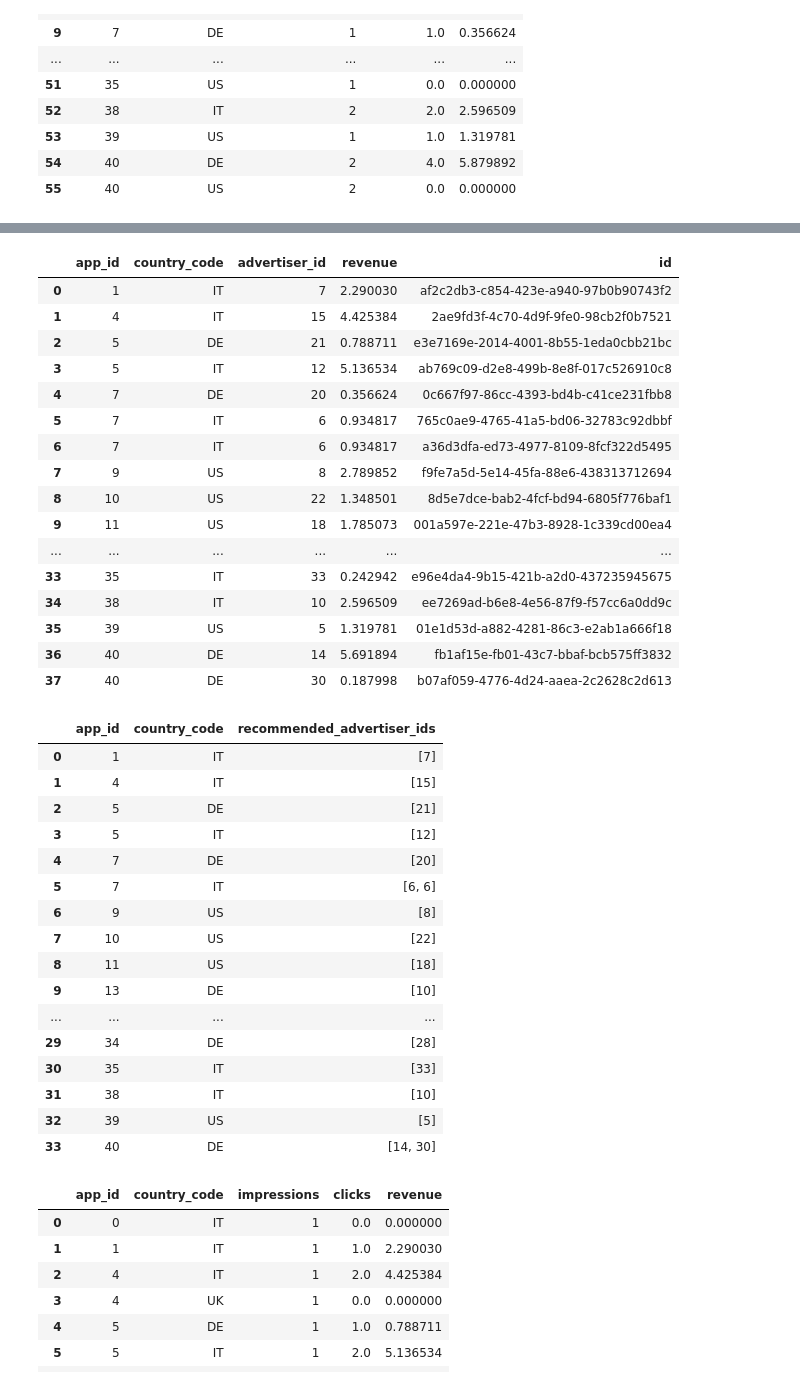
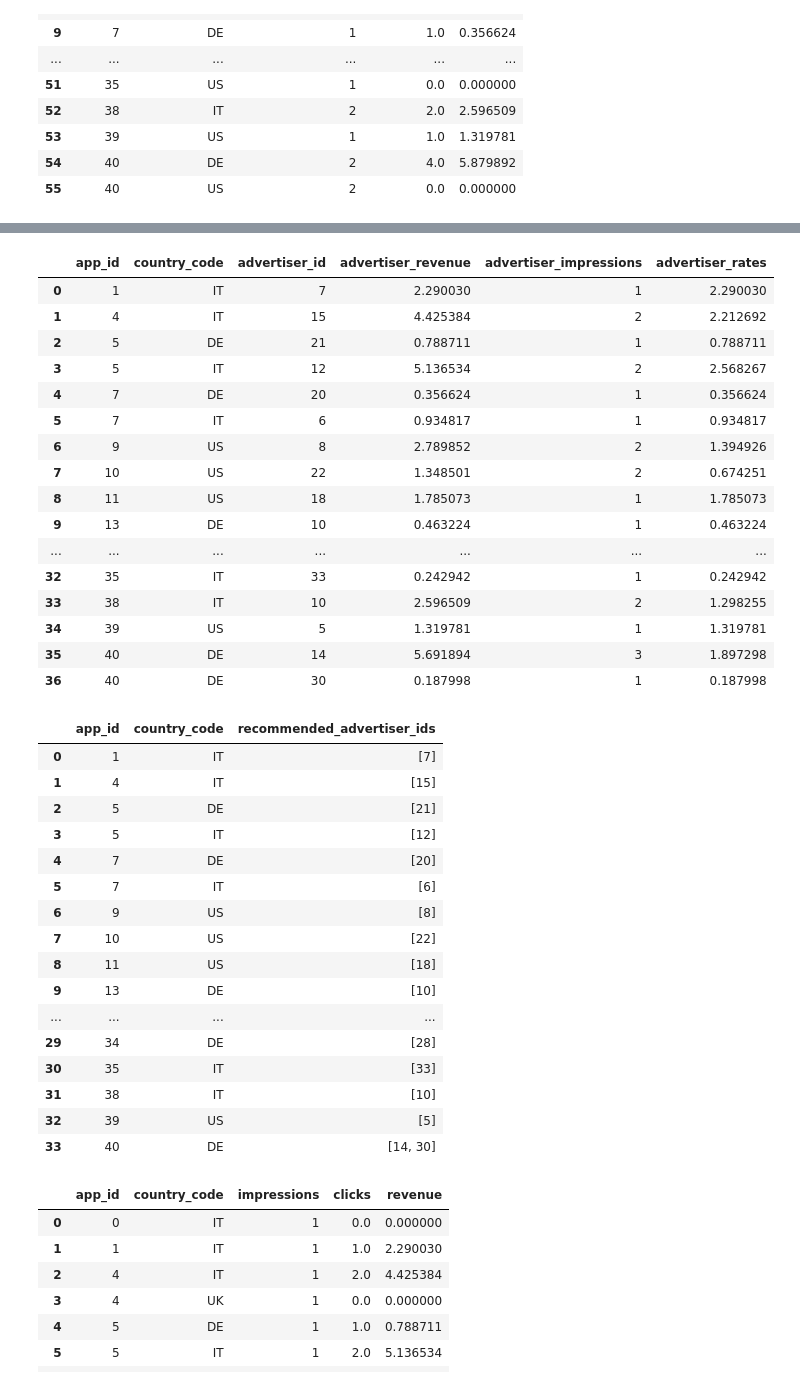
Before and after one commit to eyamini/Verve-Top-Advertisers, a Jupyter notebook: Merged.ipynb, the cells around one changed output, grey strips where cells are left out. Drawn from its saved outputs; the diff is of its cells as text; code cells hidden in the pictures.

```diff
--- a/Merged.ipynb
+++ b/Merged.ipynb
@@ -137,3 +141,6 @@ revenue
 | 31 | 38 | IT | 2.596509 |
 | 32 | 39 | US | 1.319781 |
 | 33 | 40 | DE | 5.879892 |
+# %%
+advertiser_impressions=merged.groupby(['app_id','country_code','advertiser_id'])['advertiser_id'].count().reset_index(name='advertiser_impressions')
+advertiser_impressions
@@ -140,4 +165,4 @@ revenue
 # %%
-advertiser_revenue = merged.groupby(['app_id','country_code','advertiser_id'])['revenue'].sum().reset_index()
+advertiser_revenue = merged.groupby(['app_id','country_code','advertiser_id'])['revenue'].sum().reset_index(name='advertiser_revenue')
 advertiser_revenue
 # %% [output]
@@ -227,26 +231,29 @@ metrics
 # %%
-top5=pd.merge(advertiser_revenue, impressions, how='left').fillna(0)
-top5.head(50)
+top5=pd.merge(advertiser_revenue, advertiser_impressions,  how='left').fillna(0)
+top5["advertiser_rates"] = top5["advertiser_revenue"]/top5["advertiser_impressions"]
+top5.sort_values(by=['app_id', 'country_code', 'advertiser_rates'])
+top5
 # %% [output]
-|  | app_id | country_code | advertiser_id | revenue | id |
-| 0 | 1 | IT | 7 | 2.290030 | af2c2db3-c854-423e-a940-97b0b90743f2 |
-| 1 | 4 | IT | 15 | 4.425384 | 2ae9fd3f-4c70-4d9f-9fe0-98cb2f0b7521 |
-| 2 | 5 | DE | 21 | 0.788711 | e3e7169e-2014-4001-8b55-1eda0cbb21bc |
-| 3 | 5 | IT | 12 | 5.136534 | ab769c09-d2e8-499b-8e8f-017c526910c8 |
-| 4 | 7 | DE | 20 | 0.356624 | 0c667f97-86cc-4393-bd4b-c41ce231fbb8 |
-| 5 | 7 | IT | 6 | 0.934817 | 765c0ae9-4765-41a5-bd06-32783c92dbbf |
-| 6 | 7 | IT | 6 | 0.934817 | a36d3dfa-ed73-4977-8109-8fcf322d5495 |
-| 7 | 9 | US | 8 | 2.789852 | f9fe7a5d-5e14-45fa-88e6-438313712694 |
-| 8 | 10 | US | 22 | 1.348501 | 8d5e7dce-bab2-4fcf-bd94-6805f776baf1 |
-| 9 | 11 | US | 18 | 1.785073 | 001a597e-221e-47b3-8928-1c339cd00ea4 |
-| ... | ... | ... | ... | ... | ... |
-| 33 | 35 | IT | 33 | 0.242942 | e96e4da4-9b15-421b-a2d0-437235945675 |
-| 34 | 38 | IT | 10 | 2.596509 | ee7269ad-b6e8-4e56-87f9-f57cc6a0dd9c |
-| 35 | 39 | US | 5 | 1.319781 | 01e1d53d-a882-4281-86c3-e2ab1a666f18 |
-| 36 | 40 | DE | 14 | 5.691894 | fb1af15e-fb01-43c7-bbaf-bcb575ff3832 |
-| 37 | 40 | DE | 30 | 0.187998 | b07af059-4776-4d24-aaea-2c2628c2d613 |
+|  | app_id | country_code | advertiser_id | advertiser_revenue | advertiser_impressions | advertiser_rates |
+| 0 | 1 | IT | 7 | 2.290030 | 1 | 2.290030 |
+| 1 | 4 | IT | 15 | 4.425384 | 2 | 2.212692 |
+| 2 | 5 | DE | 21 | 0.788711 | 1 | 0.788711 |
+| 3 | 5 | IT | 12 | 5.136534 | 2 | 2.568267 |
+| 4 | 7 | DE | 20 | 0.356624 | 1 | 0.356624 |
+| 5 | 7 | IT | 6 | 0.934817 | 1 | 0.934817 |
+| 6 | 9 | US | 8 | 2.789852 | 2 | 1.394926 |
+| 7 | 10 | US | 22 | 1.348501 | 2 | 0.674251 |
+| 8 | 11 | US | 18 | 1.785073 | 1 | 1.785073 |
+| 9 | 13 | DE | 10 | 0.463224 | 1 | 0.463224 |
+| ... | ... | ... | ... | ... | ... | ... |
+| 32 | 35 | IT | 33 | 0.242942 | 1 | 0.242942 |
+| 33 | 38 | IT | 10 | 2.596509 | 2 | 1.298255 |
+| 34 | 39 | US | 5 | 1.319781 | 1 | 1.319781 |
+| 35 | 40 | DE | 14 | 5.691894 | 3 | 1.897298 |
+| 36 | 40 | DE | 30 | 0.187998 | 1 | 0.187998 |
 # %%
 recommended_advertisers=top5['advertiser_id'].groupby([top5.app_id, top5.country_code]).apply(list).reset_index()
+
 recommended_advertisers=recommended_advertisers.rename(columns={"advertiser_id": "recommended_advertiser_ids"})
 recommended_advertisers
 # %% [output]
@@ -256,7 +263,7 @@ recommended_advertisers
 | 2 | 5 | DE | [21] |
 | 3 | 5 | IT | [12] |
 | 4 | 7 | DE | [20] |
-| 5 | 7 | IT | [6, 6] |
+| 5 | 7 | IT | [6] |
 | 6 | 9 | US | [8] |
 | 7 | 10 | US | [22] |
 | 8 | 11 | US | [18] |
```
Also changed, not shown: parts of 6 cells of this notebook, 1 other file.
